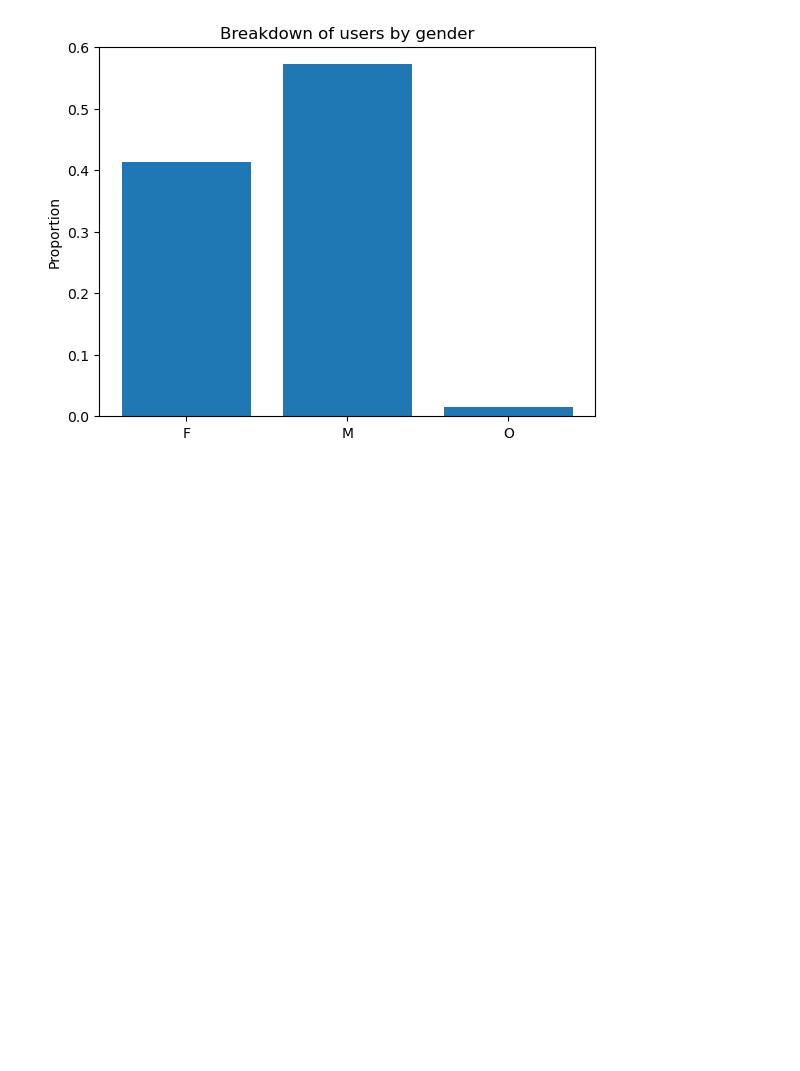
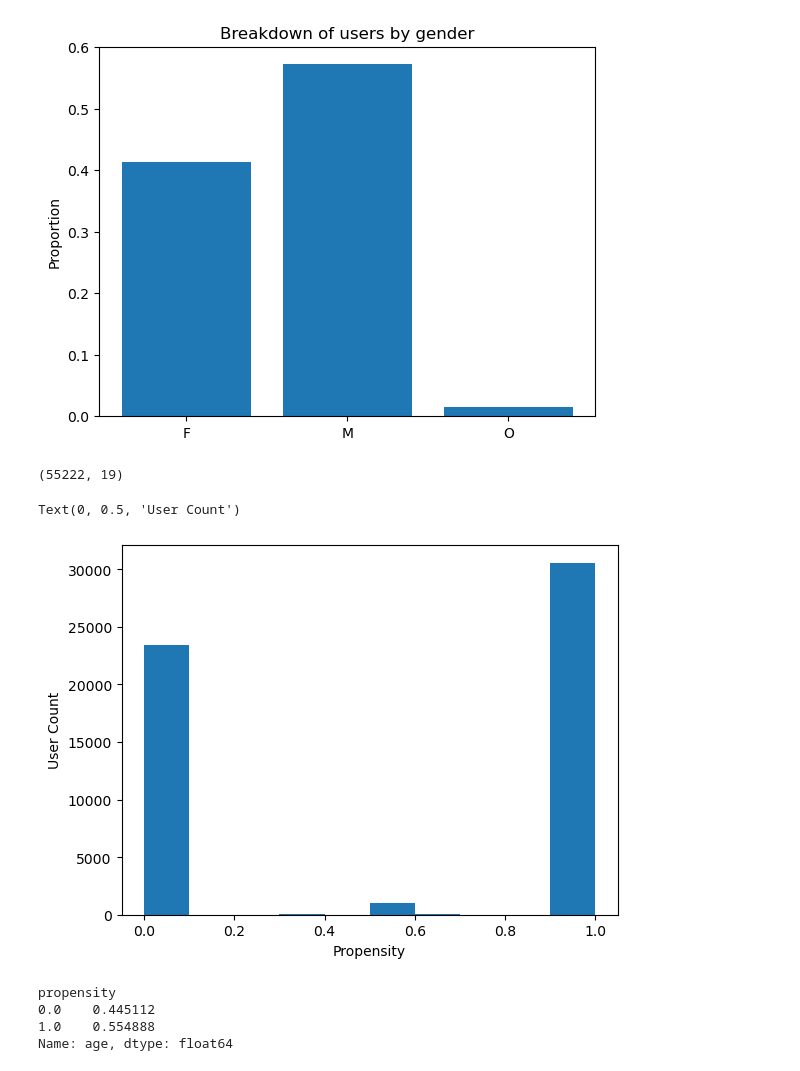
Before and after one commit to avikejriwal/udacity_mle, a Jupyter notebook: base_analysis.ipynb, the cells around one changed output. Saved outputs shown, nothing was run; the diff lists cells and outputs as text; code cells hidden in the pictures; blank space fills up the shorter version.

```diff
--- a/base_analysis.ipynb
+++ b/base_analysis.ipynb
@@ -235,0 +332,15 @@ plt.yscale('log')
+# %%
+final_df = pd.read_csv('final_data.csv', index_col=0)
+
+final_df.shape
+# %% [output]
+(55222, 19)
+# %%
+plt.hist(final_df['propensity'])
+plt.xlabel('Propensity')
+plt.ylabel('User Count')
+
+# Some users in between, but vast majority of instances are binary
+# %% [output]
+Text(0, 0.5, 'User Count')
+[figure, added]
@@ -236,2 +349,10 @@ plt.yscale('log')
+# %%
+final_df.groupby('propensity')['age'].count() / final_df['propensity'].shape[0]
+# Slight bias towards the positive class, but otherwise not enough to raise flags about imbalanced data
+# %% [output]
+propensity
+0.0    0.445112
+1.0    0.554888
+Name: age, dtype: float64
 # %% [markdown]
 ## Model setup
```
Also changed, not shown: parts of 27 cells of this notebook.
